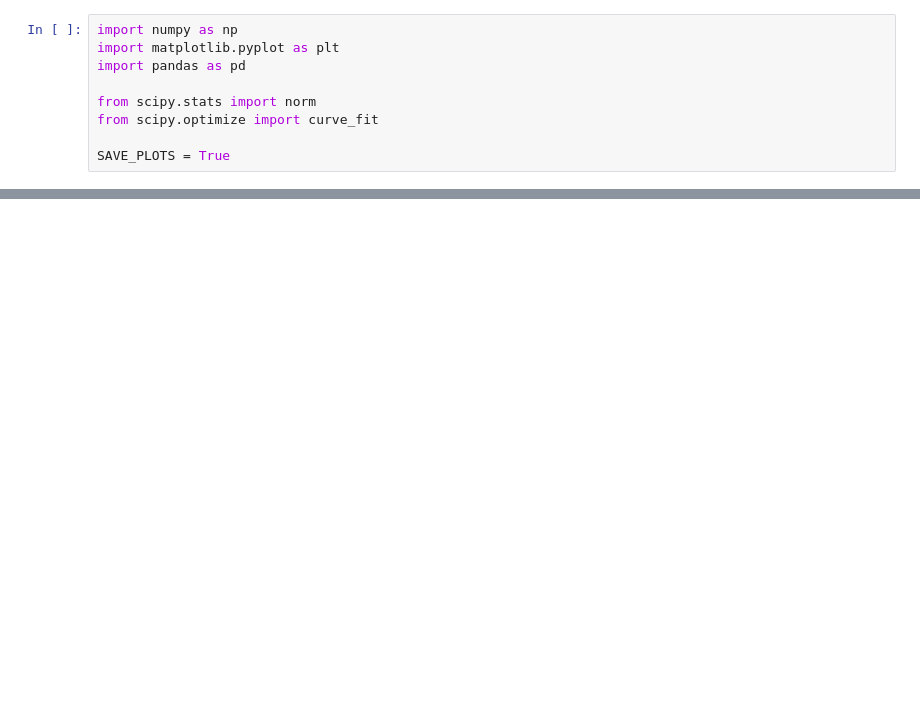
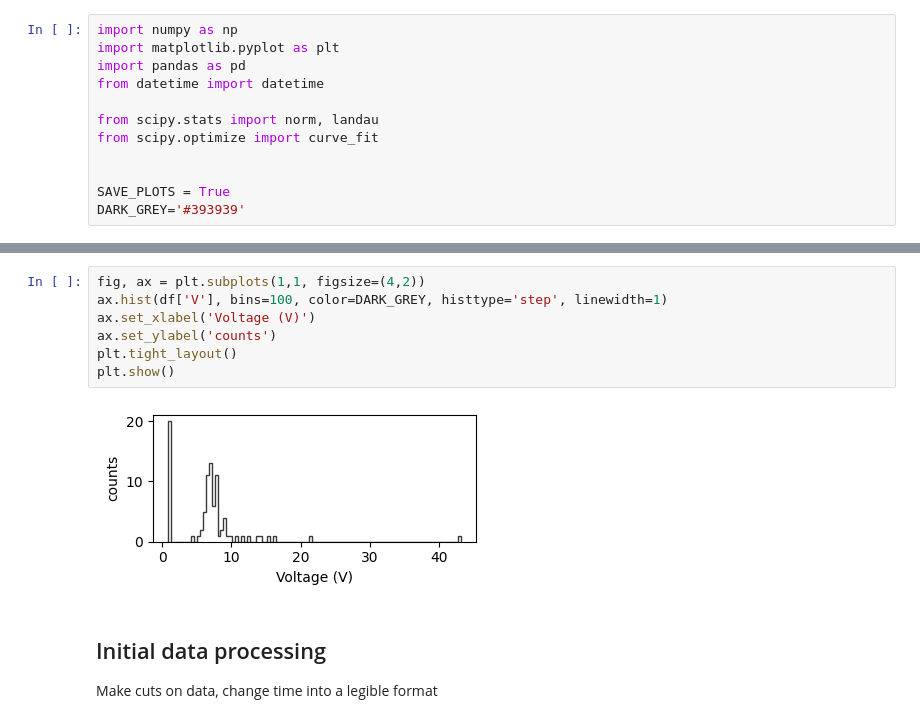
Before and after one commit to ficnawode/msc-python-analysis, a Jupyter notebook: analysis/muon_telescope.ipynb, the cells around one changed output, grey strips where cells are left out. Cells and saved outputs as stored; diff of their text form; blank space fills up the shorter version.

```diff
--- a/analysis/muon_telescope.ipynb
+++ b/analysis/muon_telescope.ipynb
@@ -2,8 +2,11 @@
 import numpy as np
 import matplotlib.pyplot as plt
 import pandas as pd
+from datetime import datetime
 
-from scipy.stats import norm
+from scipy.stats import norm, landau
 from scipy.optimize import curve_fit
 
+
 SAVE_PLOTS = True
+DARK_GREY='#393939'
@@ -9,0 +27,12 @@ SAVE_PLOTS = True
+# %%
+fig, ax = plt.subplots(1,1, figsize=(4,2))
+ax.hist(df['V'], bins=100, color=DARK_GREY, histtype='step', linewidth=1)
+ax.set_xlabel('Voltage (V)')
+ax.set_ylabel('counts')
+plt.tight_layout()
+plt.show()
+# %% [output]
+[figure, added]
+# %% [markdown]
+## Initial data processing
+Make cuts on data, change time into a legible format
```
Also changed, not shown: parts of 7 cells of this notebook, 12 other files.
